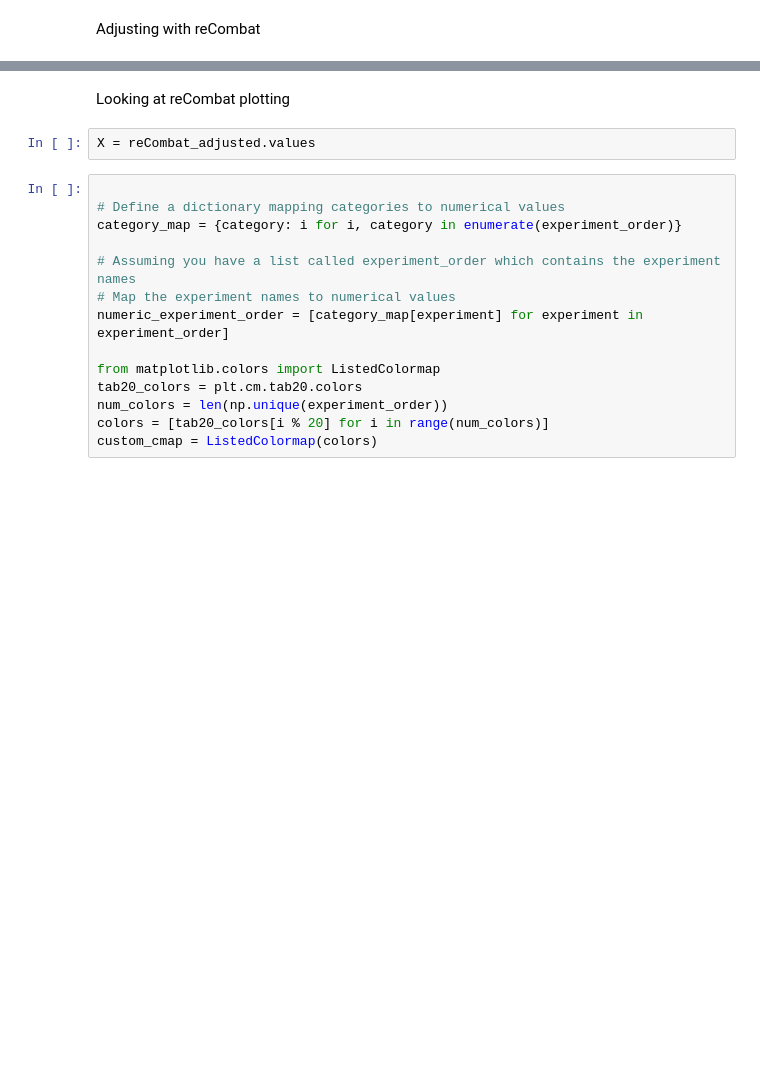
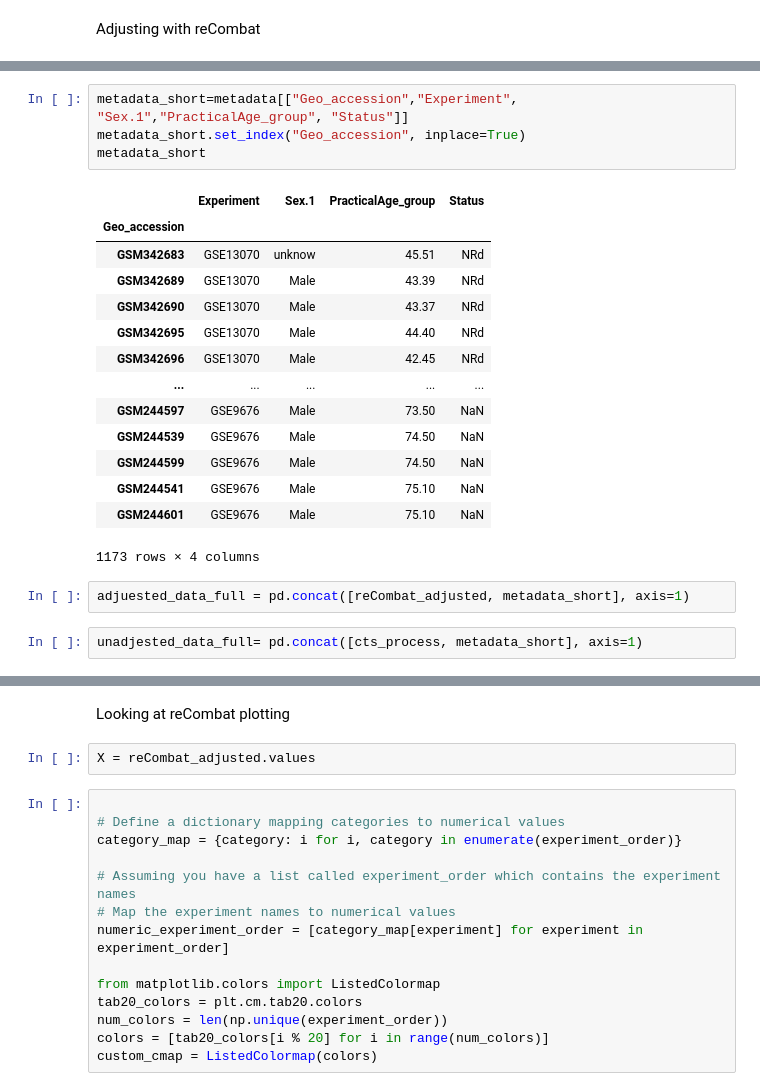
Before and after one commit to GuerreroVazquez/Test_DEG_methods-single_cell, a Jupyter notebook: batch_correction/reComBat-main/reComBat/Batch_correction_python.ipynb, the cells around one changed output, grey strips where cells are left out. Saved outputs shown, nothing was run; the diff lists cells and outputs as text; blank space fills up the shorter version.

```diff
--- a/batch_correction/reComBat-main/reComBat/Batch_correction_python.ipynb
+++ b/batch_correction/reComBat-main/reComBat/Batch_correction_python.ipynb
@@ -59,0 +104,23 @@ reCombat_adjusted = combat.transform(cts,experiment_order)
+# %%
+metadata_short=metadata[["Geo_accession","Experiment", "Sex.1","PracticalAge_group", "Status"]]
+metadata_short.set_index("Geo_accession", inplace=True)
+metadata_short
+# %% [output]
+|  | Experiment | Sex.1 | PracticalAge_group | Status |
+| Geo_accession |  |  |  |  |
+| GSM342683 | GSE13070 | unknow | 45.51 | NRd |
+| GSM342689 | GSE13070 | Male | 43.39 | NRd |
+| GSM342690 | GSE13070 | Male | 43.37 | NRd |
+| GSM342695 | GSE13070 | Male | 44.40 | NRd |
+| GSM342696 | GSE13070 | Male | 42.45 | NRd |
+| ... | ... | ... | ... | ... |
+| GSM244597 | GSE9676 | Male | 73.50 | NaN |
+| GSM244539 | GSE9676 | Male | 74.50 | NaN |
+| GSM244599 | GSE9676 | Male | 74.50 | NaN |
+| GSM244541 | GSE9676 | Male | 75.10 | NaN |
+| GSM244601 | GSE9676 | Male | 75.10 | NaN |
+1173 rows × 4 columns
+# %%
+adjuested_data_full = pd.concat([reCombat_adjusted, metadata_short], axis=1)
+# %%
+unadjested_data_full= pd.concat([cts_process, metadata_short], axis=1)
```
Also changed, not shown: parts of 19 cells of this notebook, 1 other file.
